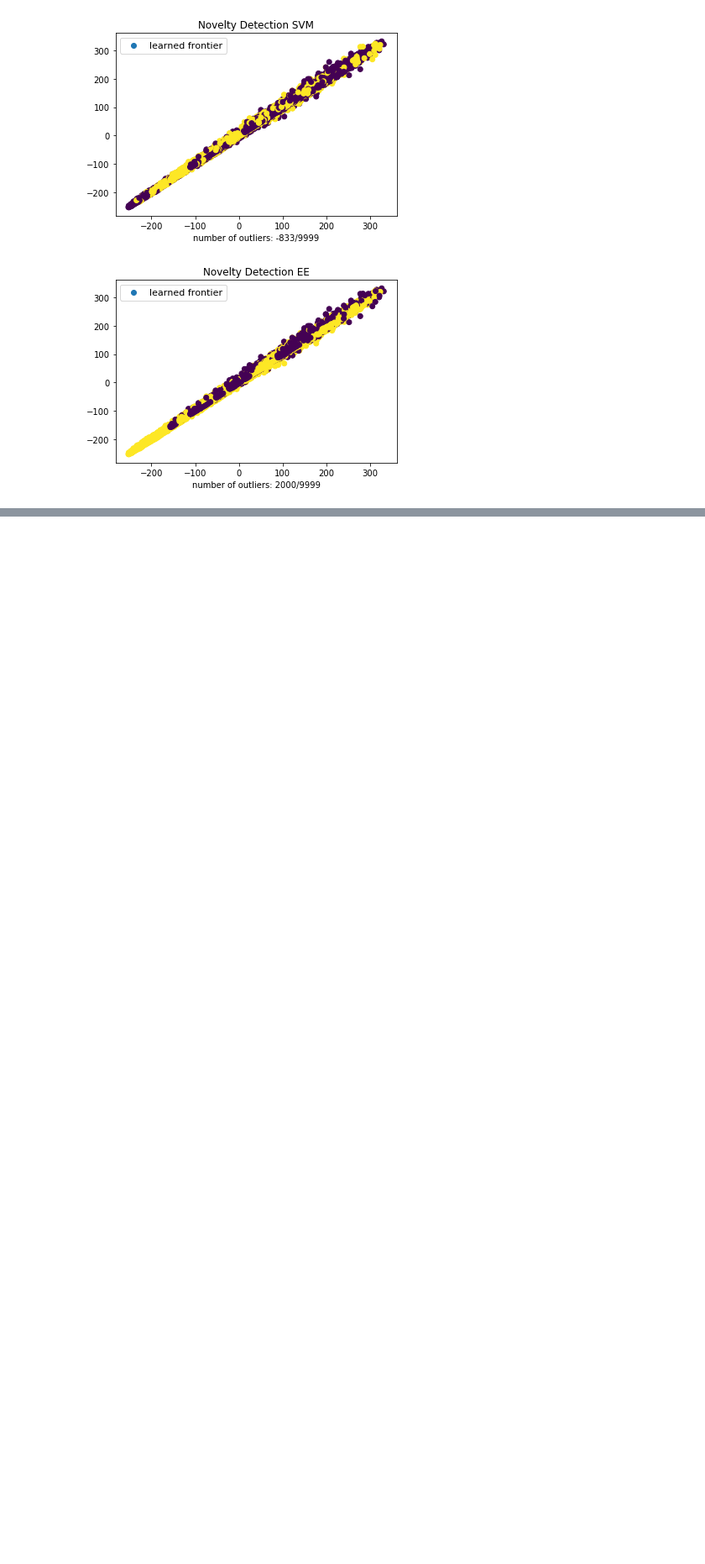
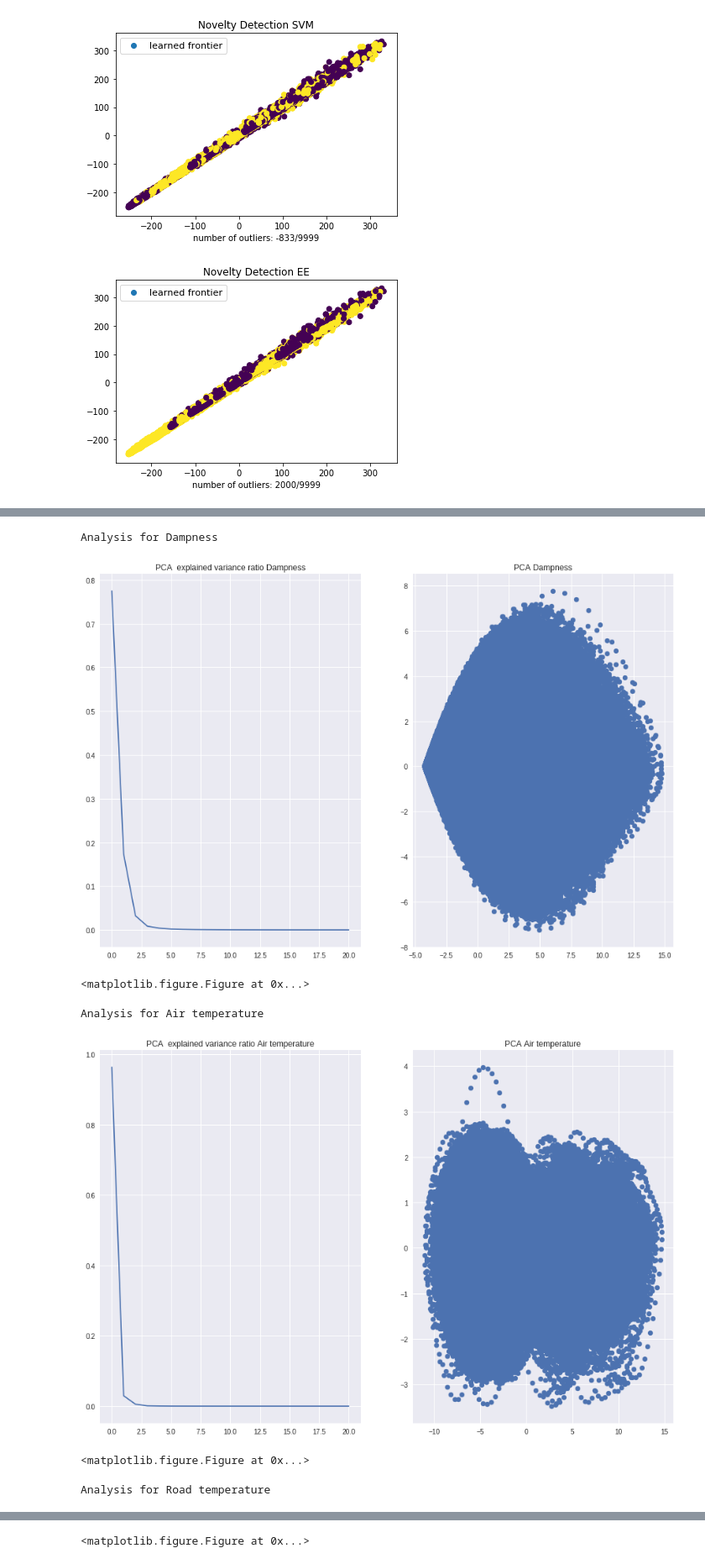
Before and after one commit to NdSv94/MinMax94, a Jupyter notebook: src/figures unsupervised learning.ipynb, the cells around one changed output, grey strips where cells are left out. Shown at 84% size. Saved outputs shown, nothing was run; the diff lists cells and outputs as text; code cells hidden in the pictures; blank space fills up the shorter version.

```diff
--- a/src/figures unsupervised learning.ipynb
+++ b/src/figures unsupervised learning.ipynb
@@ -416,0 +412,13 @@ plt.show()
+# %%
+X = final['data_pressure']
+X_pca = pca.fit_transform(X)
+
+plt.title("data_pressure pca")
+b1 = plt.scatter(X_pca.iloc[:, 0], X_pca.iloc[:, 1])
+plt.axis('tight')
+plt.legend([b1],
+           ["learned frontier", "training observations"],
+           loc="upper left",
+           prop=matplotlib.font_manager.FontProperties(size=11))
+
+plt.show()
@@ -416,0 +456,38 @@ plt.show()
+# %%
+def params_analysis(pr, title, n_pca = 2):
+    plt.close('all')
+    print( "Analysis for", title)
+    df = final[pr]
+    scaler = StandardScaler().fit(df)
+    X_scaled_pr = scaler.transform(df)
+
+    pca_all = PCA()
+    pca_all.fit(X_scaled_pr)
+    pca = PCA(n_components= n_pca)
+    X_pca_pr = pca.fit_transform(X_scaled_pr)
+
+    f, ((ax1, ax2)) = plt.subplots(1, 2,figsize=(15,10))
+
+    ax1.plot(pca_all.explained_variance_ratio_)
+    ax1.set_title("PCA  explained variance ratio " + title)
+
+
+    ax2.scatter(X_pca_pr[:, 0], X_pca_pr[:, 1])
+    ax2.set_title("PCA " + title)
+
+
+    plt.show()
+# %%
+params_analysis('data_dampness', "Dampness")
+params_analysis('data_t_air', "Air temperature")
+params_analysis('data_t_road', "Road temperature")
+params_analysis('data_t_underroad', "Underroad temperature")
+params_analysis('data_pressure', "Pressure")
+# %% [output]
+Analysis for Dampness
+[figure, added]
+<matplotlib.figure.Figure at 0x...>
+Analysis for Air temperature
+[figure, added]
+<matplotlib.figure.Figure at 0x...>
+Analysis for Road temperature
@@ -416,0 +495 @@ plt.show()
+<matplotlib.figure.Figure at 0x...>
```
Also changed, not shown: parts of 16 cells of this notebook.
